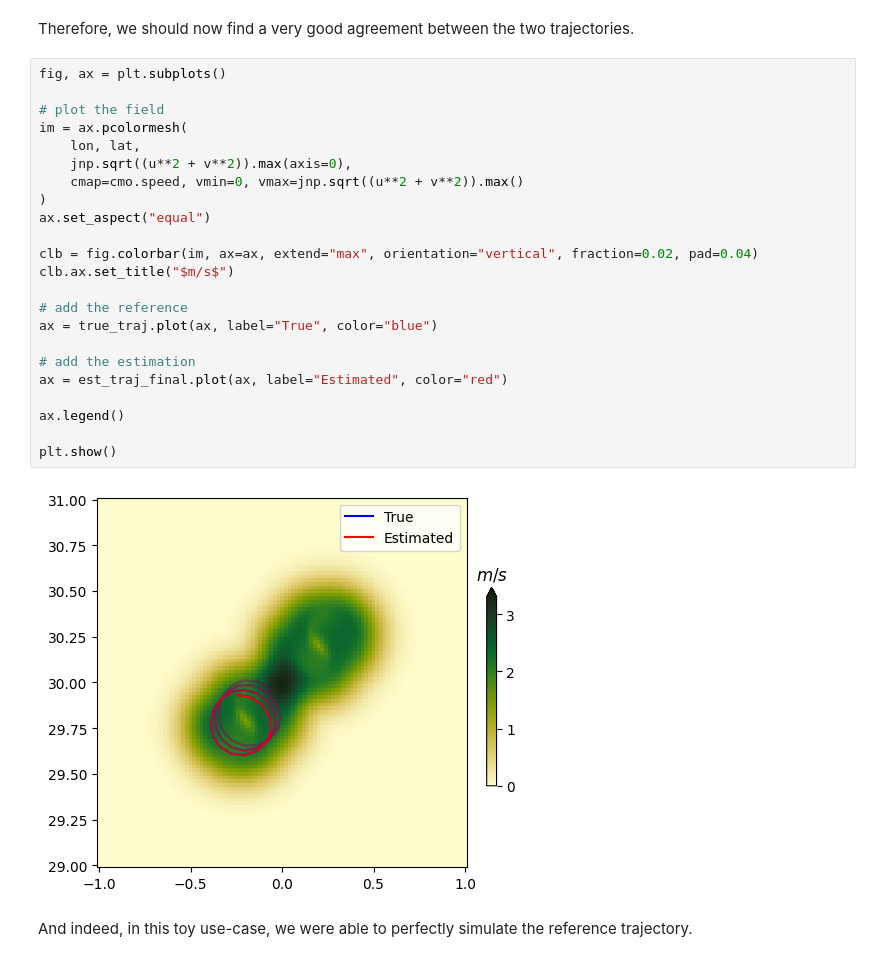
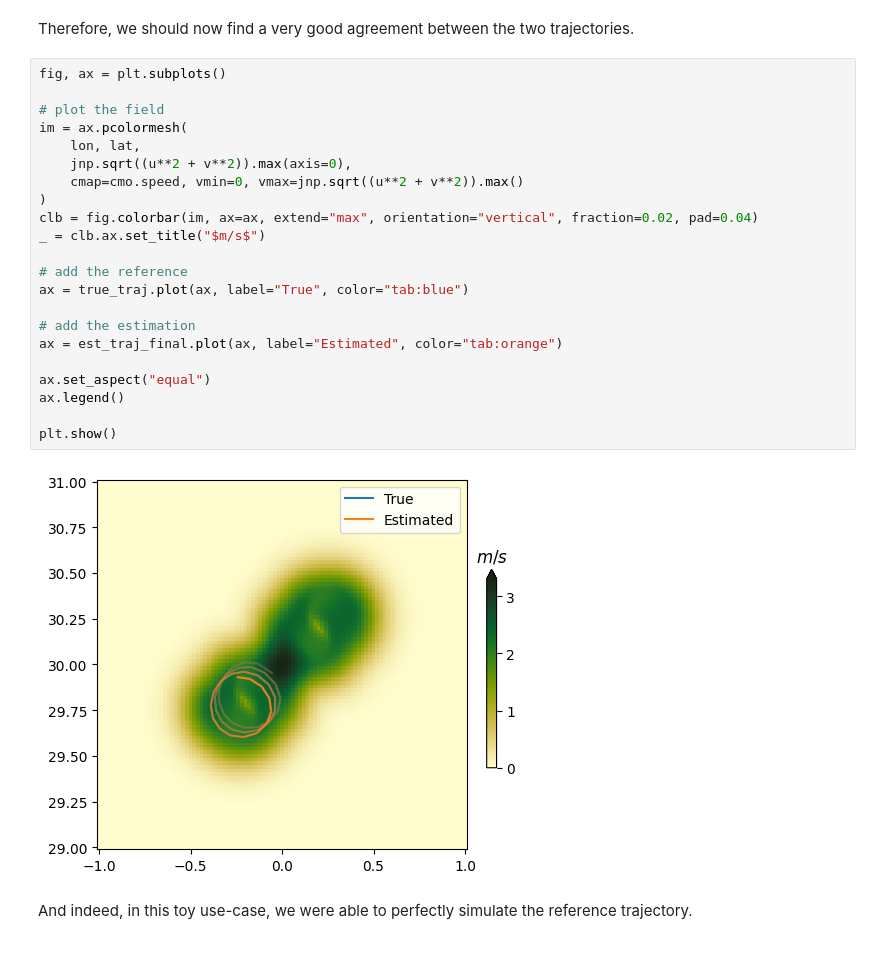
Before and after one commit to vadmbertr/pastax, a Jupyter notebook: docs/getting_started.ipynb, the cells around one changed output. Drawn from its saved outputs; the diff is of its cells as text.

```diff
--- a/docs/getting_started.ipynb
+++ b/docs/getting_started.ipynb
@@ -457,28 +439,27 @@ Therefore, we should now find a very good agreement between the two trajectories
 # %%
 fig, ax = plt.subplots()
 
 # plot the field
 im = ax.pcolormesh(
     lon, lat,
     jnp.sqrt((u**2 + v**2)).max(axis=0),
     cmap=cmo.speed, vmin=0, vmax=jnp.sqrt((u**2 + v**2)).max()
 )
-ax.set_aspect("equal")
-
 clb = fig.colorbar(im, ax=ax, extend="max", orientation="vertical", fraction=0.02, pad=0.04)
-clb.ax.set_title("$m/s$")
+_ = clb.ax.set_title("$m/s$")
 
 # add the reference
-ax = true_traj.plot(ax, label="True", color="blue")
+ax = true_traj.plot(ax, label="True", color="tab:blue")
 
 # add the estimation
-ax = est_traj_final.plot(ax, label="Estimated", color="red")
+ax = est_traj_final.plot(ax, label="Estimated", color="tab:orange")
 
+ax.set_aspect("equal")
 ax.legend()
 
 plt.show()
 # %% [output]
-[figure, old version]
+[figure, new version]
 # %% [markdown]
 And indeed, in this toy use-case, we were able to perfectly simulate the reference trajectory.
 # %% [markdown]
```
Also changed, not shown: parts of 30 cells of this notebook, 5 other files.
